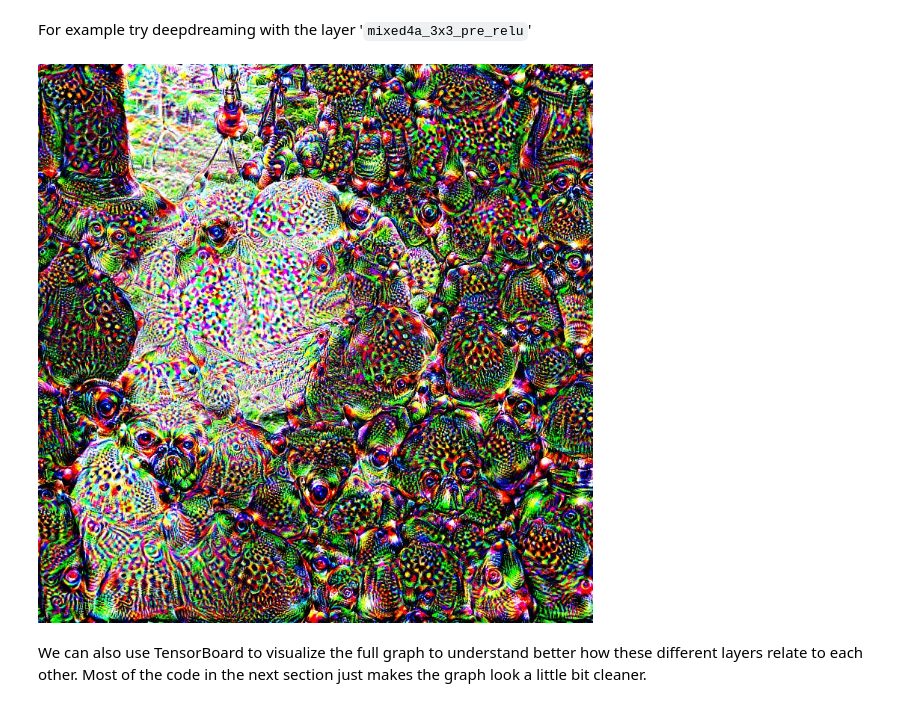
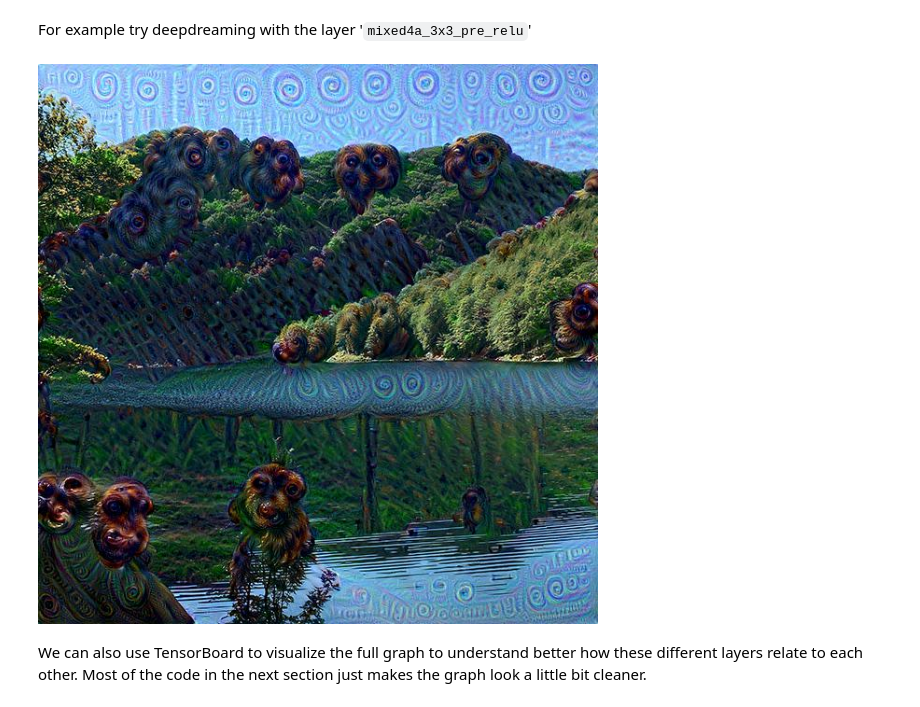
Before and after one commit to massimocipressi/MLPNS_MCipressi, a Jupyter notebook: DeepLearning/deepdream.ipynb, the cells around one changed output. Drawn from its saved outputs; the diff is of its cells as text; code cells hidden in the pictures.

```diff
--- a/DeepLearning/deepdream.ipynb
+++ b/DeepLearning/deepdream.ipynb
@@ -309,10 +328,10 @@ Layer: import/head1_bottleneck_pre_relu/conv
 # %% [markdown]
 For example try deepdreaming with the layer '`mixed4a_3x3_pre_relu`'
 # %%
-layer = "mixed5b_pool_reduce_pre_relu"
+layer = "mixed4a_3x3_pre_relu"
 final = render_deepdream(tf.square(T(layer)), img1)
 # %% [output]
-[figure, old version]
+[figure, new version]
 # %% [markdown]
 We can also use TensorBoard to visualize the full graph to understand better how these different layers relate to each other. Most of the code in the next section just makes the graph look a little bit cleaner.
 # %%
```
Also changed, not shown: parts of 18 cells of this notebook.
